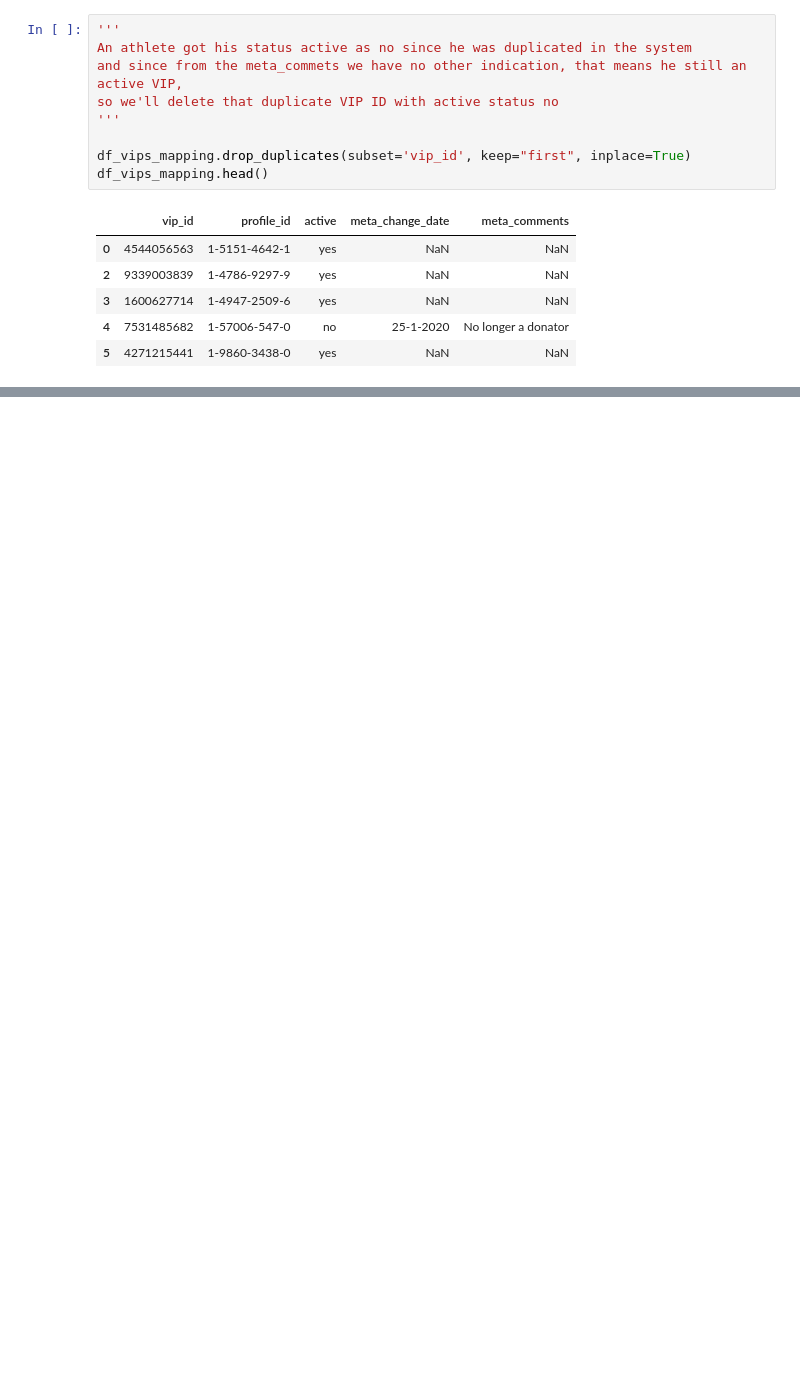
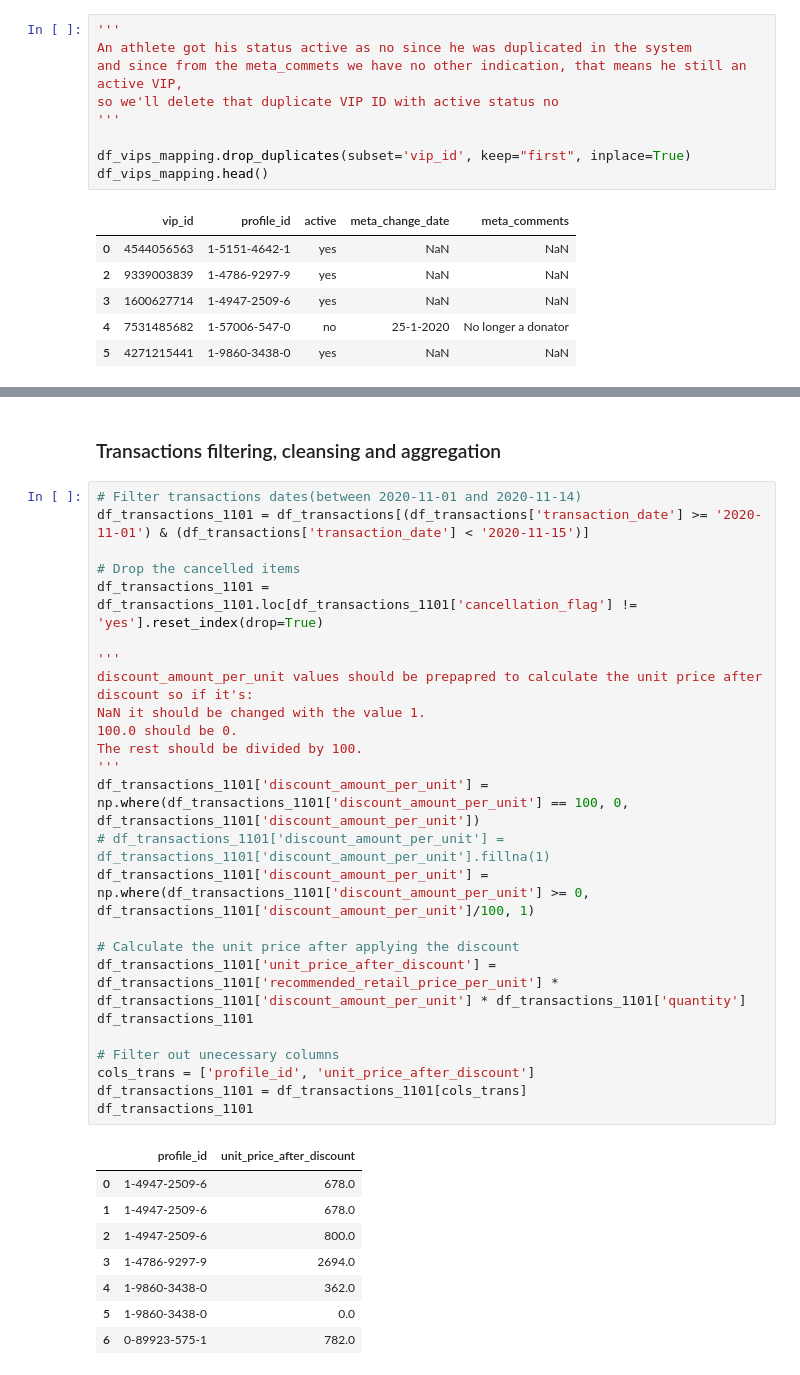
Before and after one commit to MWFK/Nike_Case_Assignments, a Jupyter notebook: VIP_promotion_Python_Version.ipynb, the cells around one changed output, grey strips where cells are left out. Cells and saved outputs as stored; diff of their text form; blank space fills up the shorter version.

```diff
--- a/VIP_promotion_Python_Version.ipynb
+++ b/VIP_promotion_Python_Version.ipynb
@@ -237,0 +243,36 @@ df_vips_1101_mapped
+# %% [markdown]
+### Transactions filtering, cleansing and aggregation
+# %%
+# Filter transactions dates(between 2020-11-01 and 2020-11-14)
+df_transactions_1101 = df_transactions[(df_transactions['transaction_date'] >= '2020-11-01') & (df_transactions['transaction_date'] < '2020-11-15')]
+
+# Drop the cancelled items
+df_transactions_1101 = df_transactions_1101.loc[df_transactions_1101['cancellation_flag'] != 'yes'].reset_index(drop=True)
+
+'''
+discount_amount_per_unit values should be prepapred to calculate the unit price after discount so if it's:
+NaN it should be changed with the value 1.
+100.0 should be 0.
+The rest should be divided by 100.
+'''
+df_transactions_1101['discount_amount_per_unit'] = np.where(df_transactions_1101['discount_amount_per_unit'] == 100, 0, df_transactions_1101['discount_amount_per_unit'])
+# df_transactions_1101['discount_amount_per_unit'] = df_transactions_1101['discount_amount_per_unit'].fillna(1)
+df_transactions_1101['discount_amount_per_unit'] = np.where(df_transactions_1101['discount_amount_per_unit'] >= 0, df_transactions_1101['discount_amount_per_unit']/100, 1)
+
+# Calculate the unit price after applying the discount
+df_transactions_1101['unit_price_after_discount'] = df_transactions_1101['recommended_retail_price_per_unit'] * df_transactions_1101['discount_amount_per_unit'] * df_transactions_1101['quantity']
+df_transactions_1101
+
+# Filter out unecessary columns
+cols_trans = ['profile_id', 'unit_price_after_discount']
+df_transactions_1101 = df_transactions_1101[cols_trans]
+df_transactions_1101
+# %% [output]
+|  | profile_id | unit_price_after_discount |
+| 0 | 1-4947-2509-6 | 678.0 |
+| 1 | 1-4947-2509-6 | 678.0 |
+| 2 | 1-4947-2509-6 | 800.0 |
+| 3 | 1-4786-9297-9 | 2694.0 |
+| 4 | 1-9860-3438-0 | 362.0 |
+| 5 | 1-9860-3438-0 | 0.0 |
+| 6 | 0-89923-575-1 | 782.0 |
```
Also changed, not shown: parts of 8 cells of this notebook.
